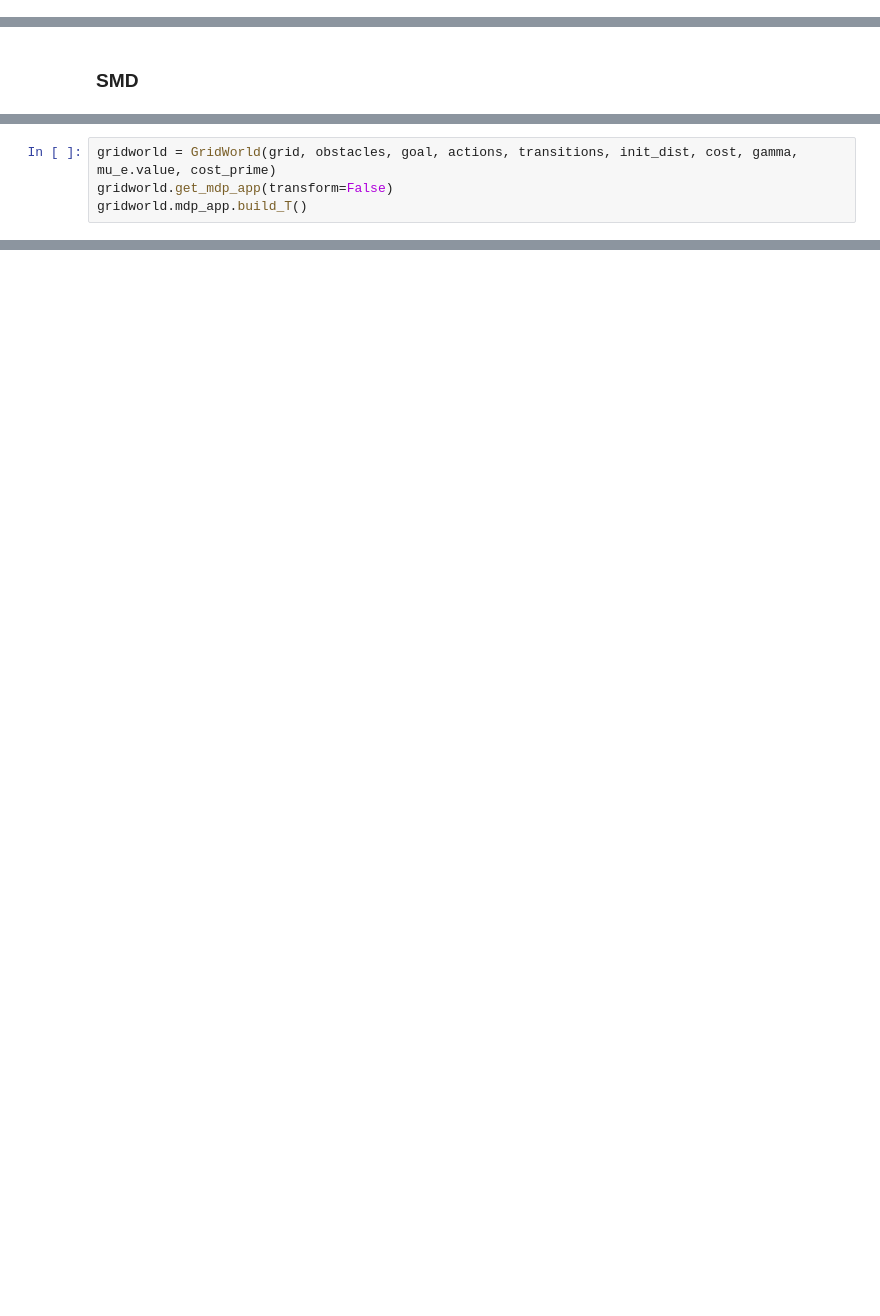
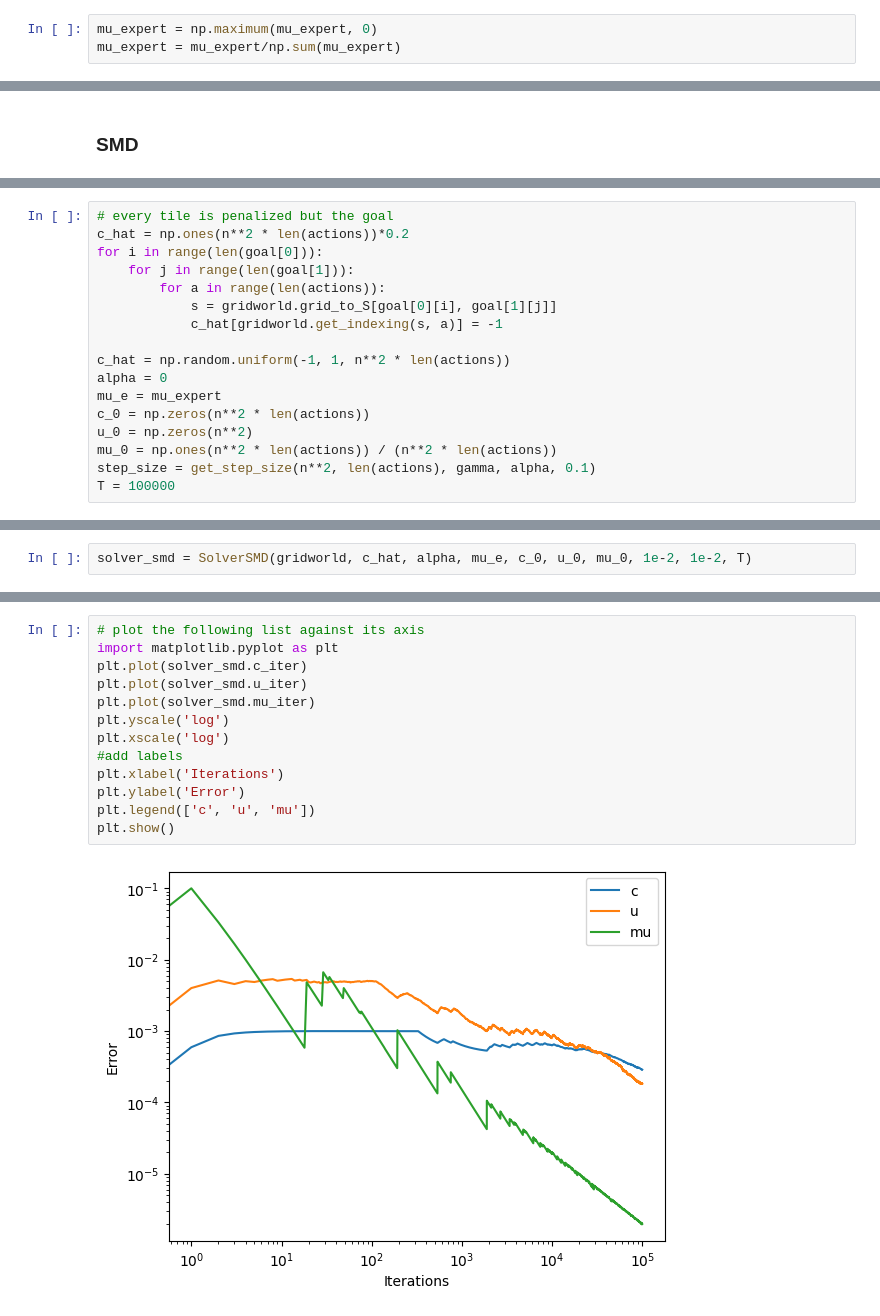
Before and after one commit to EstebanLeiva/apprenticeshiplearning, a Jupyter notebook: scripts/gridworld.ipynb, the cells around one changed output, grey strips where cells are left out. Saved outputs shown, nothing was run; the diff lists cells and outputs as text; blank space fills up the shorter version.

```diff
--- a/scripts/gridworld.ipynb
+++ b/scripts/gridworld.ipynb
@@ -183,0 +198,3 @@ plot_policy(grid, visualize_policy, obstacles, goal)
+# %%
+mu_expert = np.maximum(mu_expert, 0)
+mu_expert = mu_expert/np.sum(mu_expert)
@@ -196,4 +207,0 @@ def cost_prime(s, a, goal, obstacles):
-# %%
-gridworld = GridWorld(grid, obstacles, goal, actions, transitions, init_dist, cost, gamma, mu_e.value, cost_prime)
-gridworld.get_mdp_app(transform=False)
-gridworld.mdp_app.build_T()
@@ -245,0 +215,17 @@ prob, c_exp2, u_exp2 = solver.solve_constraint(np.linalg.norm(gridworld.c_hat))
+# %%
+# every tile is penalized but the goal
+c_hat = np.ones(n**2 * len(actions))*0.2
+for i in range(len(goal[0])):
+    for j in range(len(goal[1])):
+        for a in range(len(actions)):
+            s = gridworld.grid_to_S[goal[0][i], goal[1][j]]
+            c_hat[gridworld.get_indexing(s, a)] = -1
+
+c_hat = np.random.uniform(-1, 1, n**2 * len(actions))
+alpha = 0
+mu_e = mu_expert
+c_0 = np.zeros(n**2 * len(actions))
+u_0 = np.zeros(n**2)
+mu_0 = np.ones(n**2 * len(actions)) / (n**2 * len(actions))
+step_size = get_step_size(n**2, len(actions), gamma, alpha, 0.1)
+T = 100000
@@ -245,0 +241,2 @@ prob, c_exp2, u_exp2 = solver.solve_constraint(np.linalg.norm(gridworld.c_hat))
+# %%
+solver_smd = SolverSMD(gridworld, c_hat, alpha, mu_e, c_0, u_0, mu_0, 1e-2, 1e-2, T)
@@ -375,0 +349,15 @@ Modified app problem
+# %%
+# plot the following list against its axis
+import matplotlib.pyplot as plt
+plt.plot(solver_smd.c_iter)
+plt.plot(solver_smd.u_iter)
+plt.plot(solver_smd.mu_iter)
+plt.yscale('log')
+plt.xscale('log')
+#add labels
+plt.xlabel('Iterations')
+plt.ylabel('Error')
+plt.legend(['c', 'u', 'mu'])
+plt.show()
+# %% [output]
+[figure, added]
```
Also changed, not shown: parts of 41 cells of this notebook, 5 other files.
